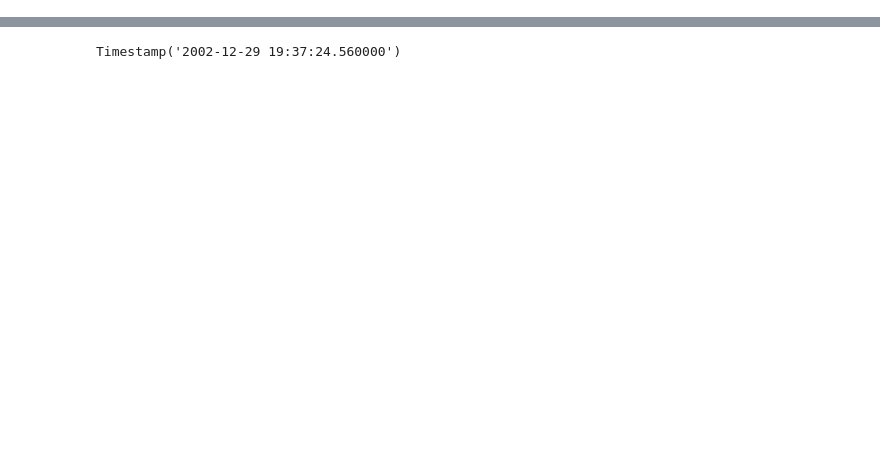
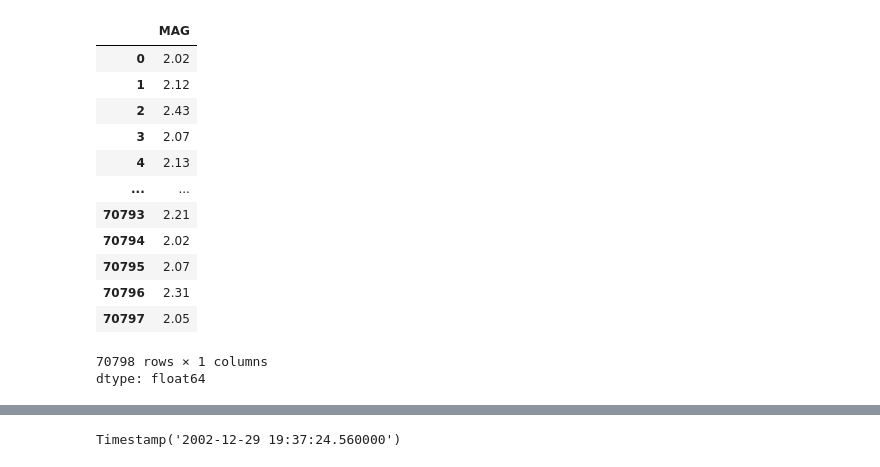
Before and after one commit to elhamkashi/DSPS_EKashi, a Jupyter notebook: labs/earthquake_data_munging.ipynb, the cells around one changed output, grey strips where cells are left out. Saved outputs shown, nothing was run; the diff lists cells and outputs as text; code cells hidden in the pictures; blank space fills up the shorter version.

```diff
--- a/labs/earthquake_data_munging.ipynb
+++ b/labs/earthquake_data_munging.ipynb
@@ -35 +34,20 @@ earthquakes.
+# %%
+earthquakes.MAG  #Examining a Single Column (in this case, the earthquake magnitude)
+#access a column in a DataFrame using the dot notation, (DataFrame.ColumnName) or bracket notation (DataFrame['ColumnName']).
+#This displays all the values in the MAG column
+# %% [output]
+|  | MAG |
+| 0 | 2.02 |
+| 1 | 2.12 |
+| 2 | 2.43 |
+| 3 | 2.07 |
+| 4 | 2.13 |
+| ... | ... |
+| 70793 | 2.21 |
+| 70794 | 2.02 |
+| 70795 | 2.07 |
+| 70796 | 2.31 |
+| 70797 | 2.05 |
+70798 rows × 1 columns
+dtype: float64
 # %%
```
Also changed, not shown: parts of 26 cells of this notebook.
